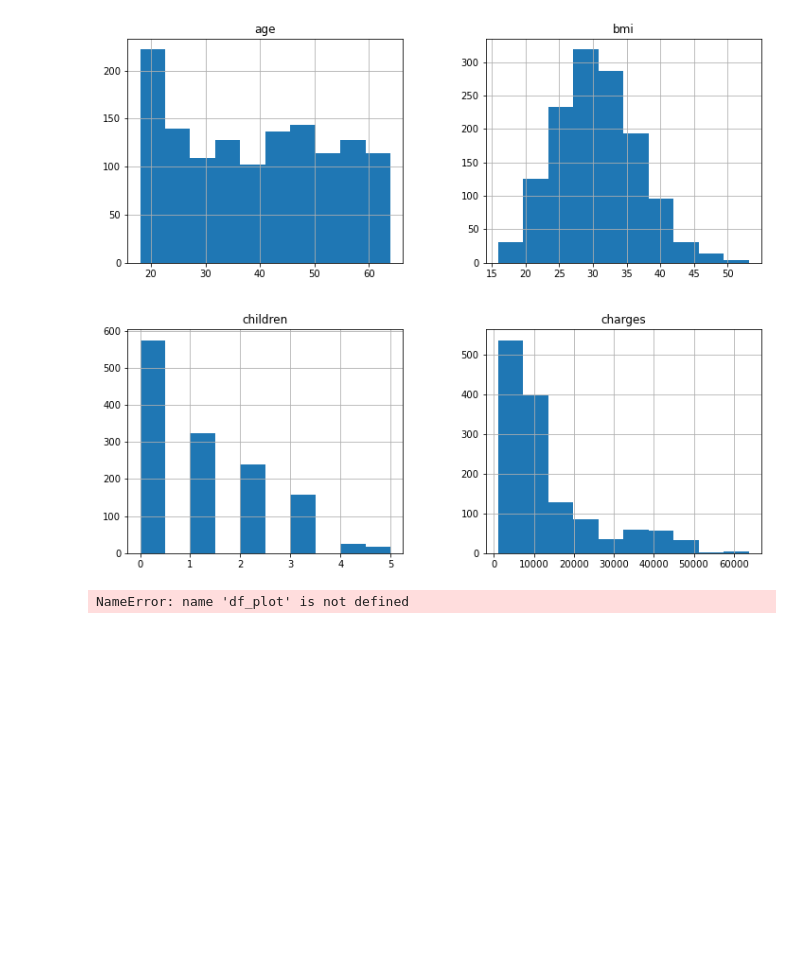
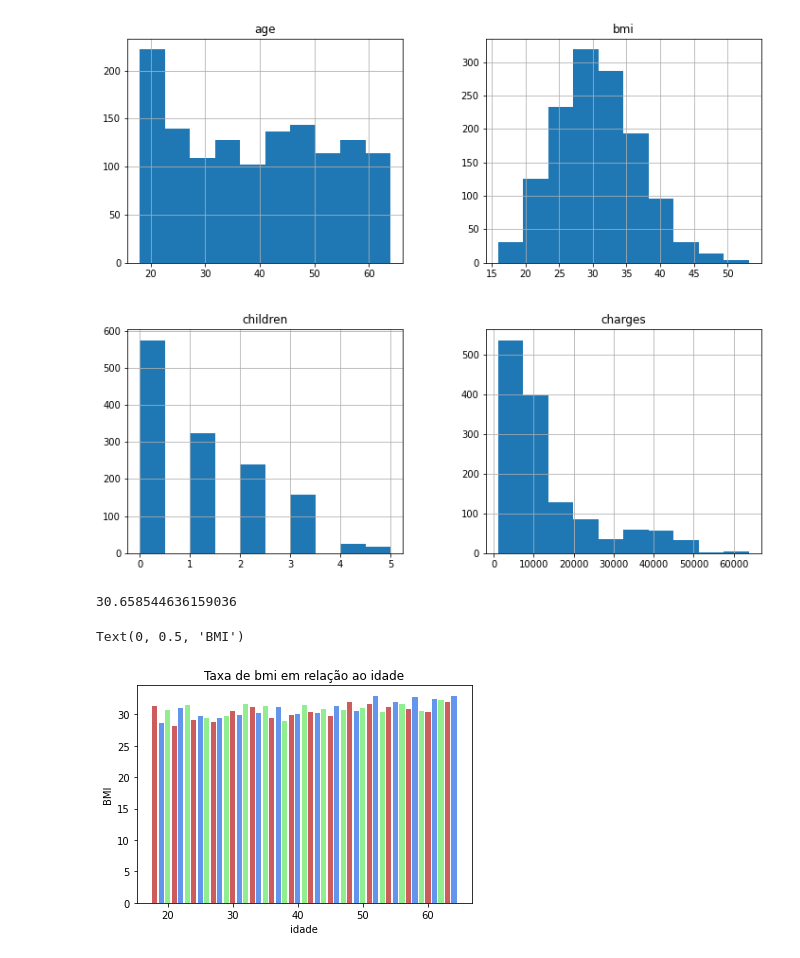
Before and after one commit to alumniGiovanni/analytics-ml, a Jupyter notebook: analytics-ml.ipynb, the cells around one changed output. Drawn from its saved outputs; the diff is of its cells as text; code cells hidden in the pictures; blank space fills up the shorter version.

```diff
--- a/analytics-ml.ipynb
+++ b/analytics-ml.ipynb
@@ -34,15 +36,25 @@ df.hist(figsize=(12,10));
 # %% [output]
 [figure]
 # %%
-df['bmi'].sum()/df['bmi'].count()
+#media bmi
+#df['bmi'].sum()/df['bmi'].count()
+# %% [output]
+30.658544636159036
 # %%
-df_plot = df.groupby ('sex'). bmi.mean (). reset_index ()
+df_plot = df.groupby ('age'). bmi.mean (). reset_index ()
 df_plot
-x = df_plot['sex']
+
+myred='#CD5C5C'
+myblue='#6495ED'
+mygreen='#90EE90'
+cols= [myred, myblue,mygreen]
+
+x = df_plot['age']
 y = df_plot['bmi']
 plt.bar(x,y,color=cols);
-plt.title('Taxa de bmi em relação ao Sexo');
-plt.xlabel('Sexo');
+plt.title('Taxa de bmi em relação ao idade');
+plt.xlabel('idade');
 plt.ylabel('BMI')
 # %% [output]
-NameError: name 'df_plot' is not defined
+Text(0, 0.5, 'BMI')
+[figure, added]
```
Also changed, not shown: parts of 2 cells of this notebook.
